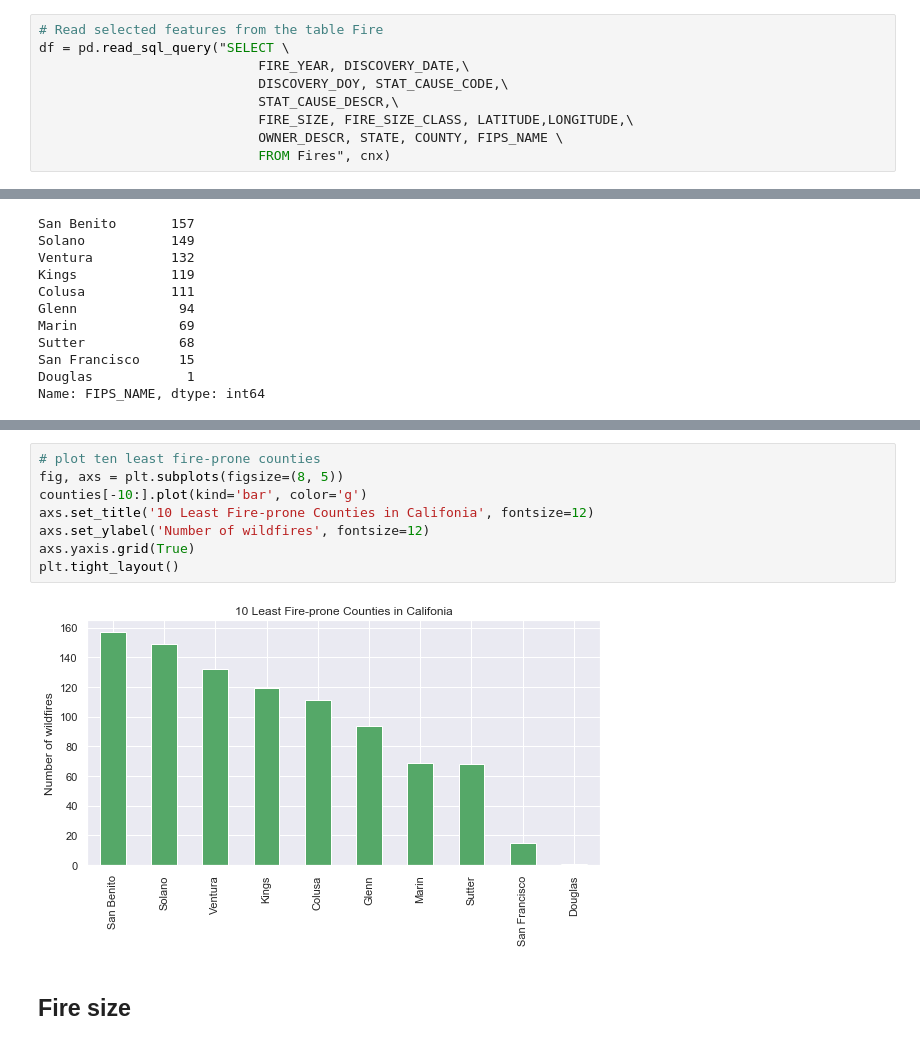
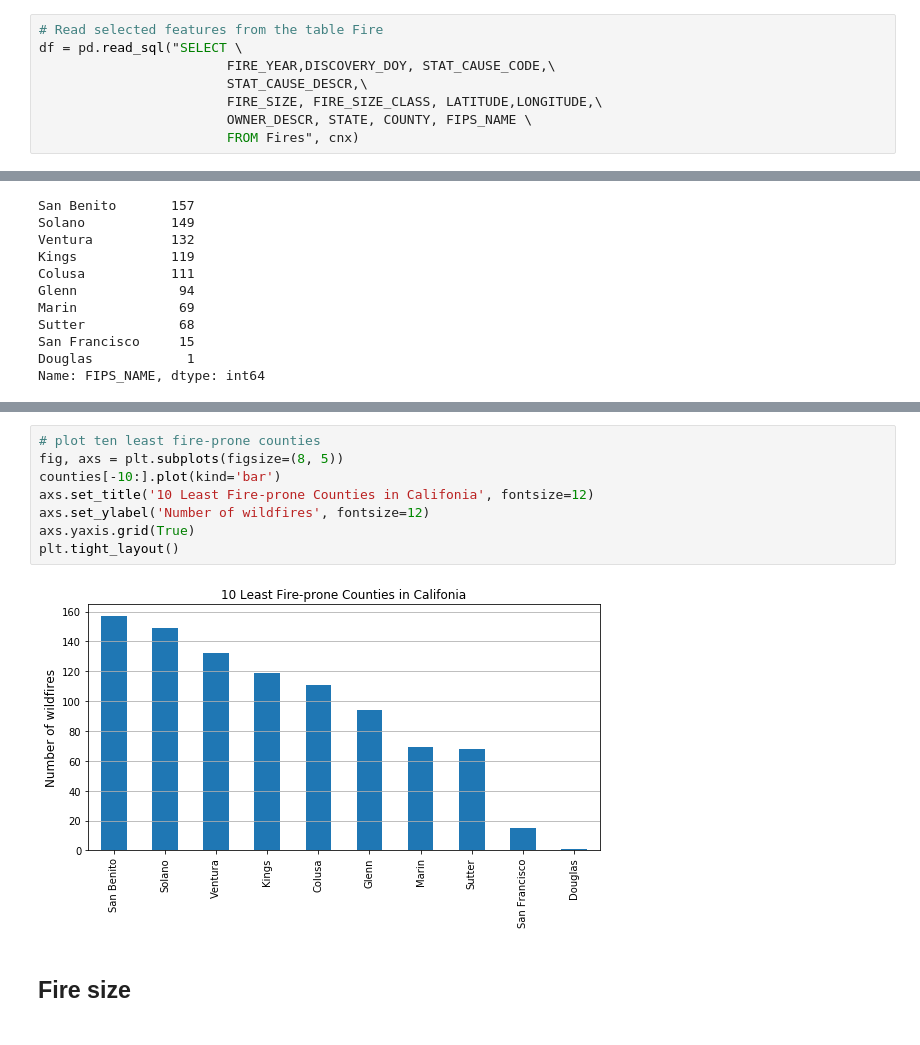
Before and after one commit to Davidloku1234567/wildfire, a Jupyter notebook: wildFire_1.ipynb, the cells around one changed output, grey strips where cells are left out. Saved outputs shown, nothing was run; the diff lists cells and outputs as text.

```diff
--- a/wildFire_1.ipynb
+++ b/wildFire_1.ipynb
@@ -42,13 +44,12 @@ idx_Fires_Shape_parent
 NWCG_UnitIDActive_20170109
 # %%
 # Read selected features from the table Fire
-df = pd.read_sql_query("SELECT \
-                            FIRE_YEAR, DISCOVERY_DATE,\
-                            DISCOVERY_DOY, STAT_CAUSE_CODE,\
-                            STAT_CAUSE_DESCR,\
-                            FIRE_SIZE, FIRE_SIZE_CLASS, LATITUDE,LONGITUDE,\
-                            OWNER_DESCR, STATE, COUNTY, FIPS_NAME \
-                            FROM Fires", cnx)
+df = pd.read_sql("SELECT \
+                        FIRE_YEAR,DISCOVERY_DOY, STAT_CAUSE_CODE,\
+                        STAT_CAUSE_DESCR,\
+                        FIRE_SIZE, FIRE_SIZE_CLASS, LATITUDE,LONGITUDE,\
+                        OWNER_DESCR, STATE, COUNTY, FIPS_NAME \
+                        FROM Fires", cnx)
 # %%
 df.head()
 # %% [output]
@@ -190,13 +191,13 @@ plt.tight_layout()
 # %%
 # plot ten least fire-prone counties
 fig, axs = plt.subplots(figsize=(8, 5))
-counties[-10:].plot(kind='bar', color='g')
+counties[-10:].plot(kind='bar')
 axs.set_title('10 Least Fire-prone Counties in Califonia', fontsize=12)
 axs.set_ylabel('Number of wildfires', fontsize=12)
 axs.yaxis.grid(True)
 plt.tight_layout()
 # %% [output]
-[figure, old version]
+[figure, new version]
 # %% [markdown]
 ## Fire size
 # %%
```
Also changed, not shown: parts of 33 cells of this notebook.
